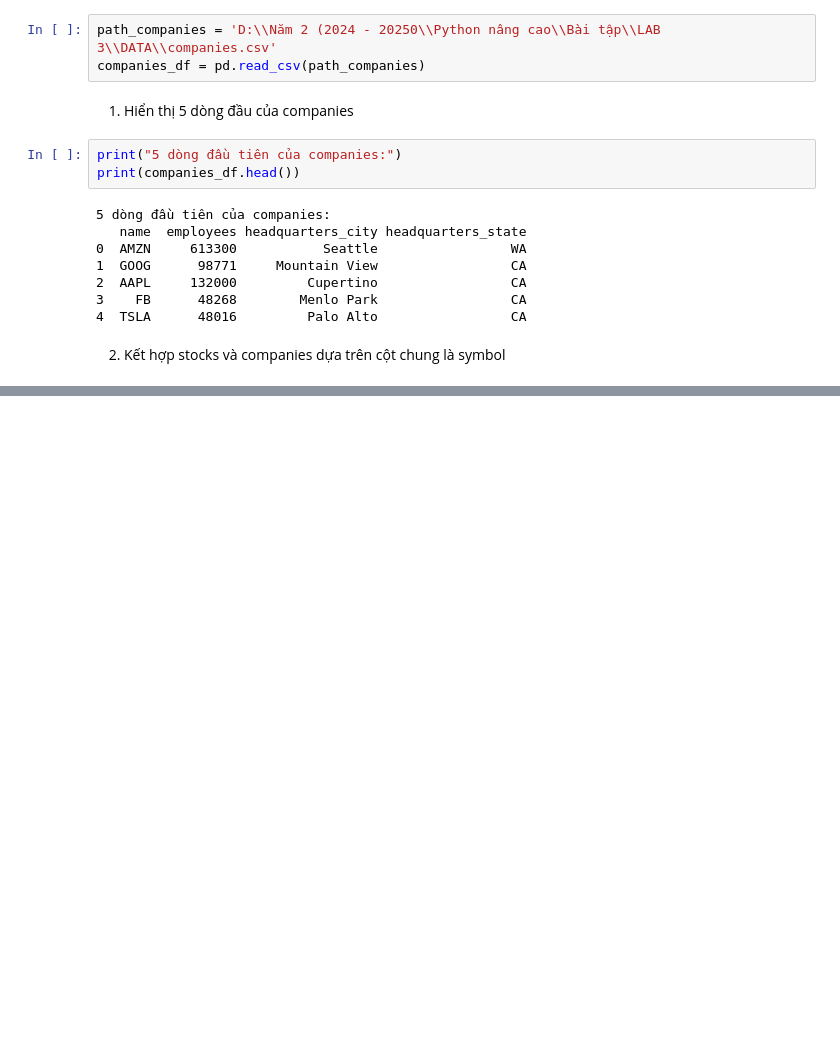
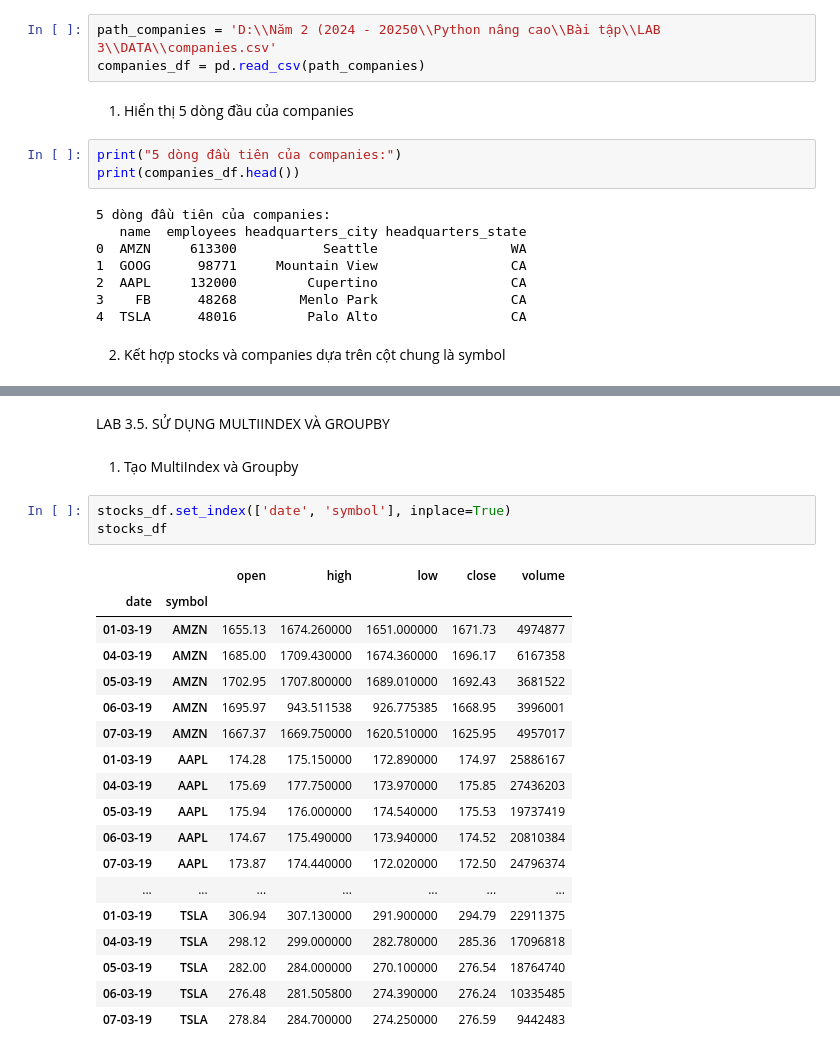
Before and after one commit to KTNhung/17A2---KieuTrangNhung--Python-n-ng-cao, a Jupyter notebook: LAB 3/Code/Lab 3_Nhung_102.ipynb, the cells around one changed output, grey strips where cells are left out. Saved outputs shown, nothing was run; the diff lists cells and outputs as text; blank space fills up the shorter version.

```diff
--- a/LAB 3/Code/Lab 3_Nhung_102.ipynb
+++ b/LAB 3/Code/Lab 3_Nhung_102.ipynb
@@ -231,0 +253,26 @@ print(companies_df.head())
+# %% [markdown]
+LAB 3.5. SỬ DỤNG MULTIINDEX VÀ GROUPBY
+# %% [markdown]
+1. Tạo MultiIndex và Groupby
+# %%
+stocks_df.set_index(['date', 'symbol'], inplace=True)
+stocks_df
+# %% [output]
+|  |  | open | high | low | close | volume |
+| date | symbol |  |  |  |  |  |
+| 01-03-19 | AMZN | 1655.13 | 1674.260000 | 1651.000000 | 1671.73 | 4974877 |
+| 04-03-19 | AMZN | 1685.00 | 1709.430000 | 1674.360000 | 1696.17 | 6167358 |
+| 05-03-19 | AMZN | 1702.95 | 1707.800000 | 1689.010000 | 1692.43 | 3681522 |
+| 06-03-19 | AMZN | 1695.97 | 943.511538 | 926.775385 | 1668.95 | 3996001 |
+| 07-03-19 | AMZN | 1667.37 | 1669.750000 | 1620.510000 | 1625.95 | 4957017 |
+| 01-03-19 | AAPL | 174.28 | 175.150000 | 172.890000 | 174.97 | 25886167 |
+| 04-03-19 | AAPL | 175.69 | 177.750000 | 173.970000 | 175.85 | 27436203 |
+| 05-03-19 | AAPL | 175.94 | 176.000000 | 174.540000 | 175.53 | 19737419 |
+| 06-03-19 | AAPL | 174.67 | 175.490000 | 173.940000 | 174.52 | 20810384 |
+| 07-03-19 | AAPL | 173.87 | 174.440000 | 172.020000 | 172.50 | 24796374 |
+| ... | ... | ... | ... | ... | ... | ... |
+| 01-03-19 | TSLA | 306.94 | 307.130000 | 291.900000 | 294.79 | 22911375 |
+| 04-03-19 | TSLA | 298.12 | 299.000000 | 282.780000 | 285.36 | 17096818 |
+| 05-03-19 | TSLA | 282.00 | 284.000000 | 270.100000 | 276.54 | 18764740 |
+| 06-03-19 | TSLA | 276.48 | 281.505800 | 274.390000 | 276.24 | 10335485 |
+| 07-03-19 | TSLA | 278.84 | 284.700000 | 274.250000 | 276.59 | 9442483 |
```
Also changed, not shown: parts of 16 cells of this notebook.
